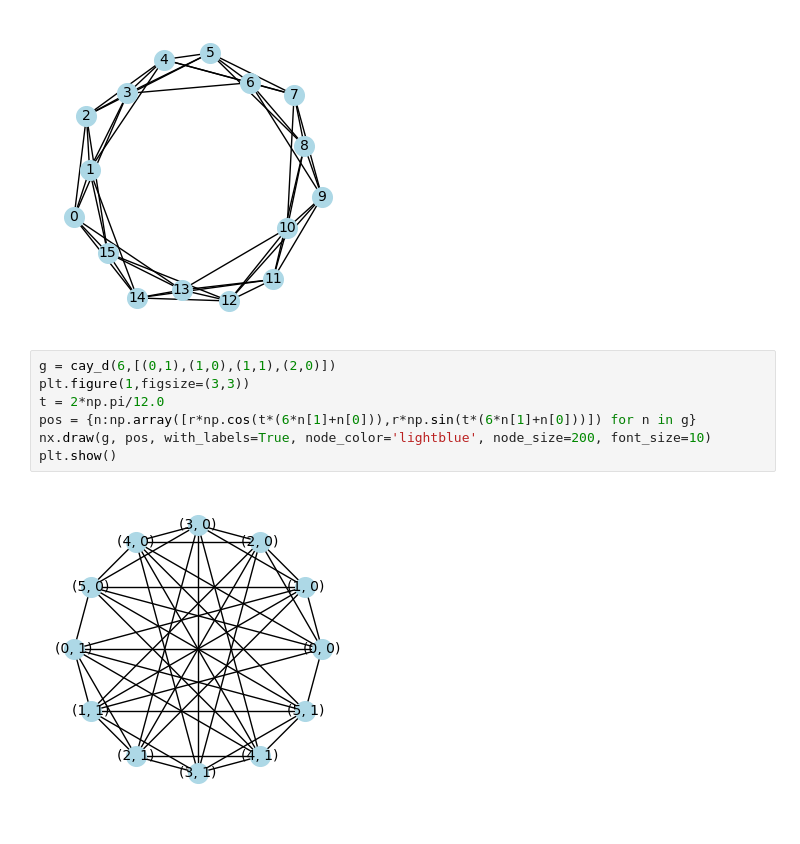
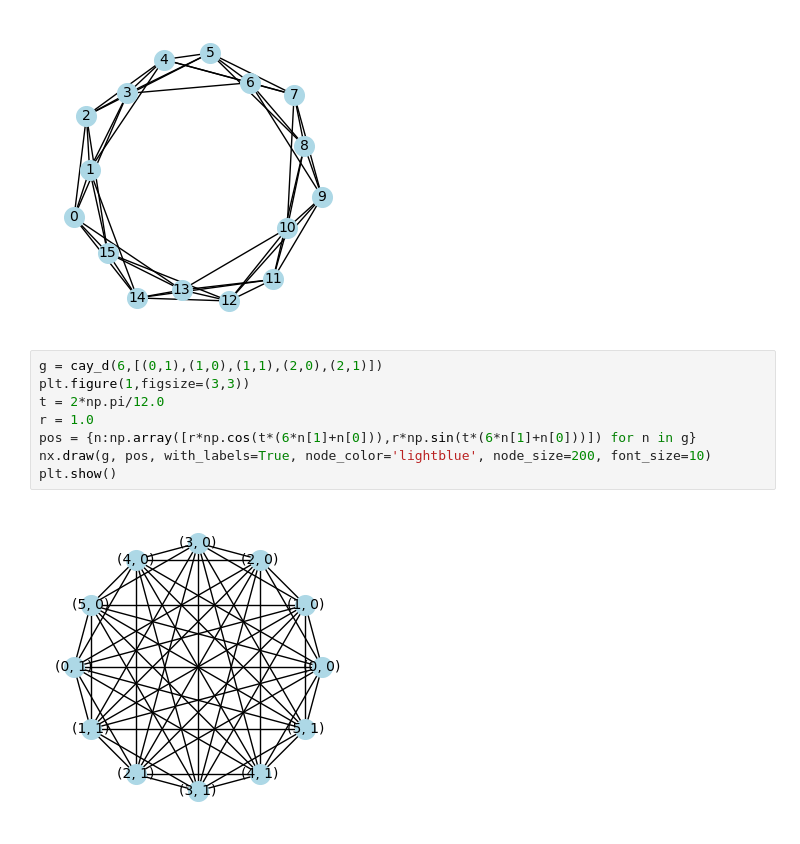
Before and after one commit to jacksonhenry3/Qnibble, a Jupyter notebook: Notebooks/experimentingwithvertextransitivegraphs.ipynb, the cells around one changed output. Saved outputs shown, nothing was run; the diff lists cells and outputs as text.

```diff
--- a/Notebooks/experimentingwithvertextransitivegraphs.ipynb
+++ b/Notebooks/experimentingwithvertextransitivegraphs.ipynb
@@ -200,11 +200,12 @@ plt.show()
 # %% [output]
 [figure]
 # %%
-g = cay_d(6,[(0,1),(1,0),(1,1),(2,0)])
+g = cay_d(6,[(0,1),(1,0),(1,1),(2,0),(2,1)])
 plt.figure(1,figsize=(3,3))
 t = 2*np.pi/12.0
+r = 1.0
 pos = {n:np.array([r*np.cos(t*(6*n[1]+n[0])),r*np.sin(t*(6*n[1]+n[0]))]) for n in g}
 nx.draw(g, pos, with_labels=True, node_color='lightblue', node_size=200, font_size=10)
 plt.show()
 # %% [output]
-[figure, old version]
+[figure, new version]
```
Also changed, not shown: parts of 1 cell of this notebook, 8 other files.
